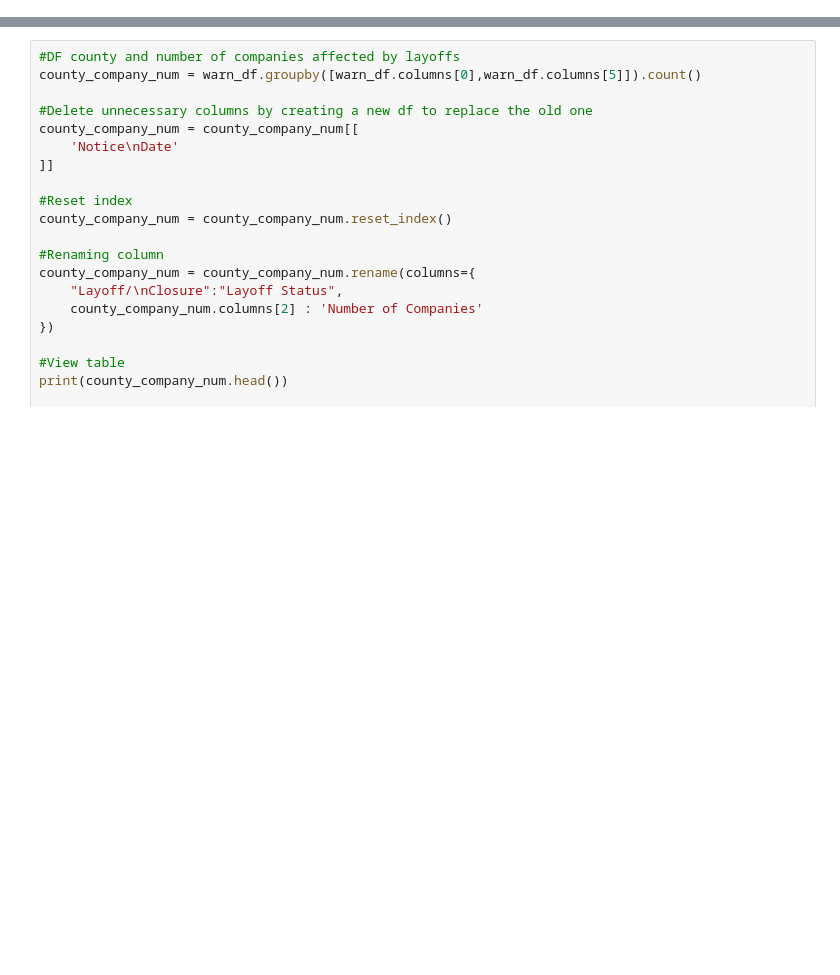
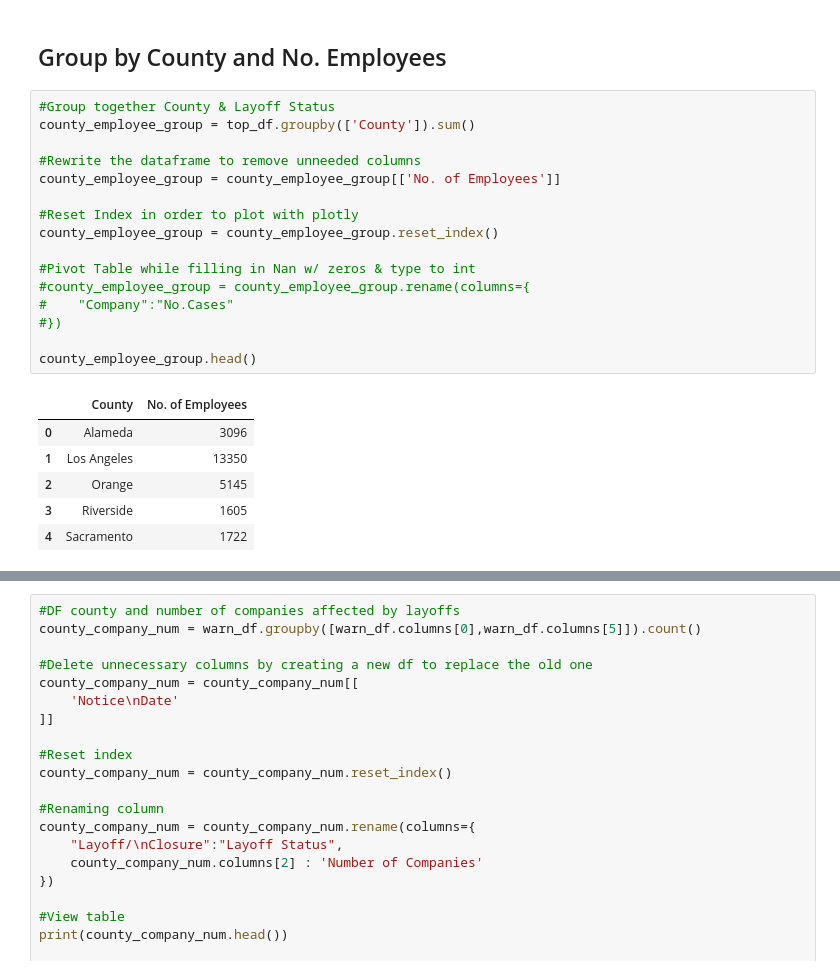
Before and after one commit to lleiva25/WARN-Notice-Analysis, a Jupyter notebook: Part 1 Clean Data copy.ipynb, the cells around one changed output, grey strips where cells are left out. Drawn from its saved outputs; the diff is of its cells as text; blank space fills up the shorter version.

```diff
--- a/Part 1 Clean Data copy.ipynb
+++ b/Part 1 Clean Data copy.ipynb
@@ -768,0 +909,25 @@ for company in warn_df['Company']:
+# %% [markdown]
+<h2>Group by County and No. Employees</h2>
+# %%
+#Group together County & Layoff Status
+county_employee_group = top_df.groupby(['County']).sum()
+
+#Rewrite the dataframe to remove unneeded columns
+county_employee_group = county_employee_group[['No. of Employees']]
+
+#Reset Index in order to plot with plotly
+county_employee_group = county_employee_group.reset_index()
+
+#Pivot Table while filling in Nan w/ zeros & type to int
+#county_employee_group = county_employee_group.rename(columns={
+#    "Company":"No.Cases"
+#})
+
+county_employee_group.head()
+# %% [output]
+|  | County | No. of Employees |
+| 0 | Alameda | 3096 |
+| 1 | Los Angeles | 13350 |
+| 2 | Orange | 5145 |
+| 3 | Riverside | 1605 |
+| 4 | Sacramento | 1722 |
```
Also changed, not shown: parts of 32 cells of this notebook, 1 other file.
